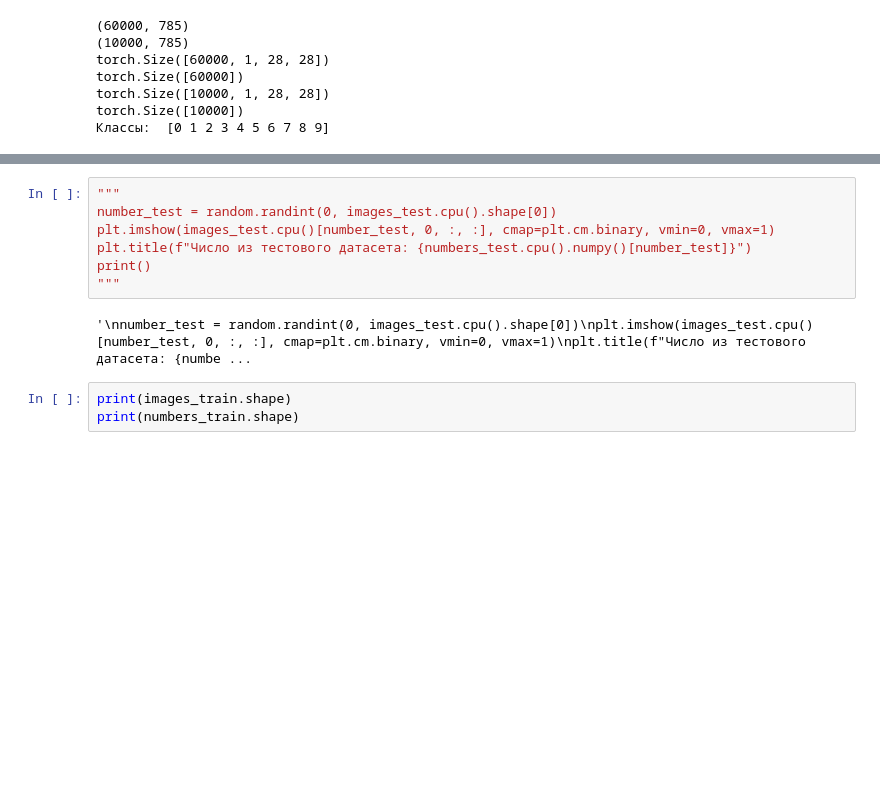
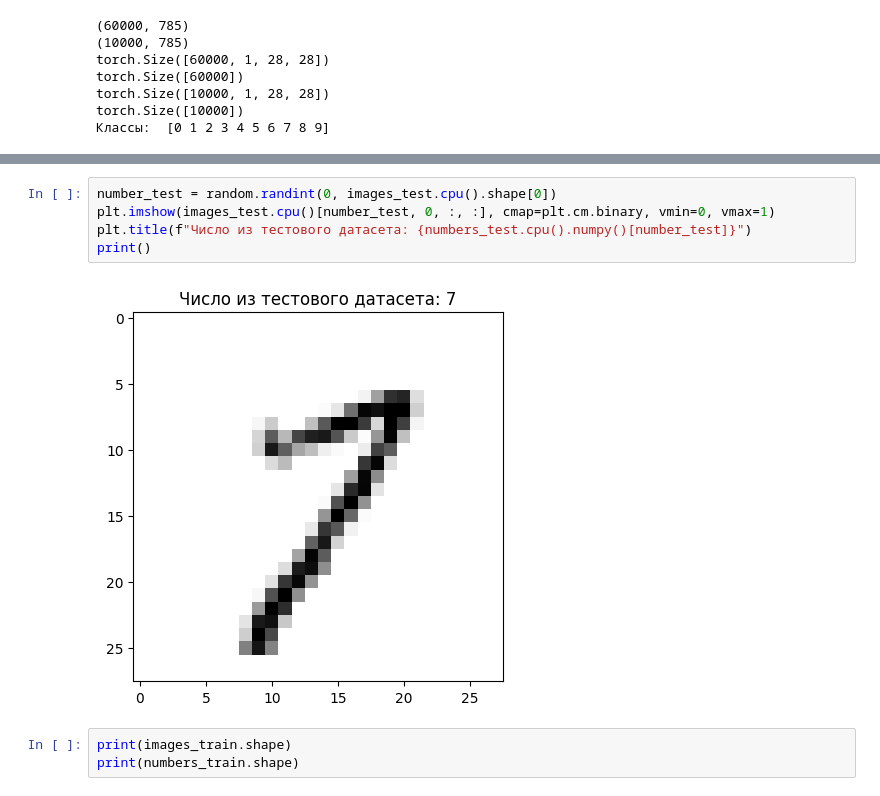
Before and after one commit to d3dx13/CyberPhysical-Systems-and-Technologies-2022, a Jupyter notebook: lab2/lab2.ipynb, the cells around one changed output, grey strips where cells are left out. Saved outputs shown, nothing was run; the diff lists cells and outputs as text; blank space fills up the shorter version.

```diff
--- a/lab2/lab2.ipynb
+++ b/lab2/lab2.ipynb
@@ -88,12 +98,10 @@ print()
 # %%
-"""
 number_test = random.randint(0, images_test.cpu().shape[0])
 plt.imshow(images_test.cpu()[number_test, 0, :, :], cmap=plt.cm.binary, vmin=0, vmax=1)
 plt.title(f"Число из тестового датасета: {numbers_test.cpu().numpy()[number_test]}")
 print()
-"""
 # %% [output]
-'\nnumber_test = random.randint(0, images_test.cpu().shape[0])\nplt.imshow(images_test.cpu()[number_test, 0, :, :], cmap=plt.cm.binary, vmin=0, vmax=1)\nplt.title(f"Число из тестового датасета: {numbe ...
+[figure, added]
 # %%
 print(images_train.shape)
 print(numbers_train.shape)
```
Also changed, not shown: parts of 12 cells of this notebook, 12 other files.
